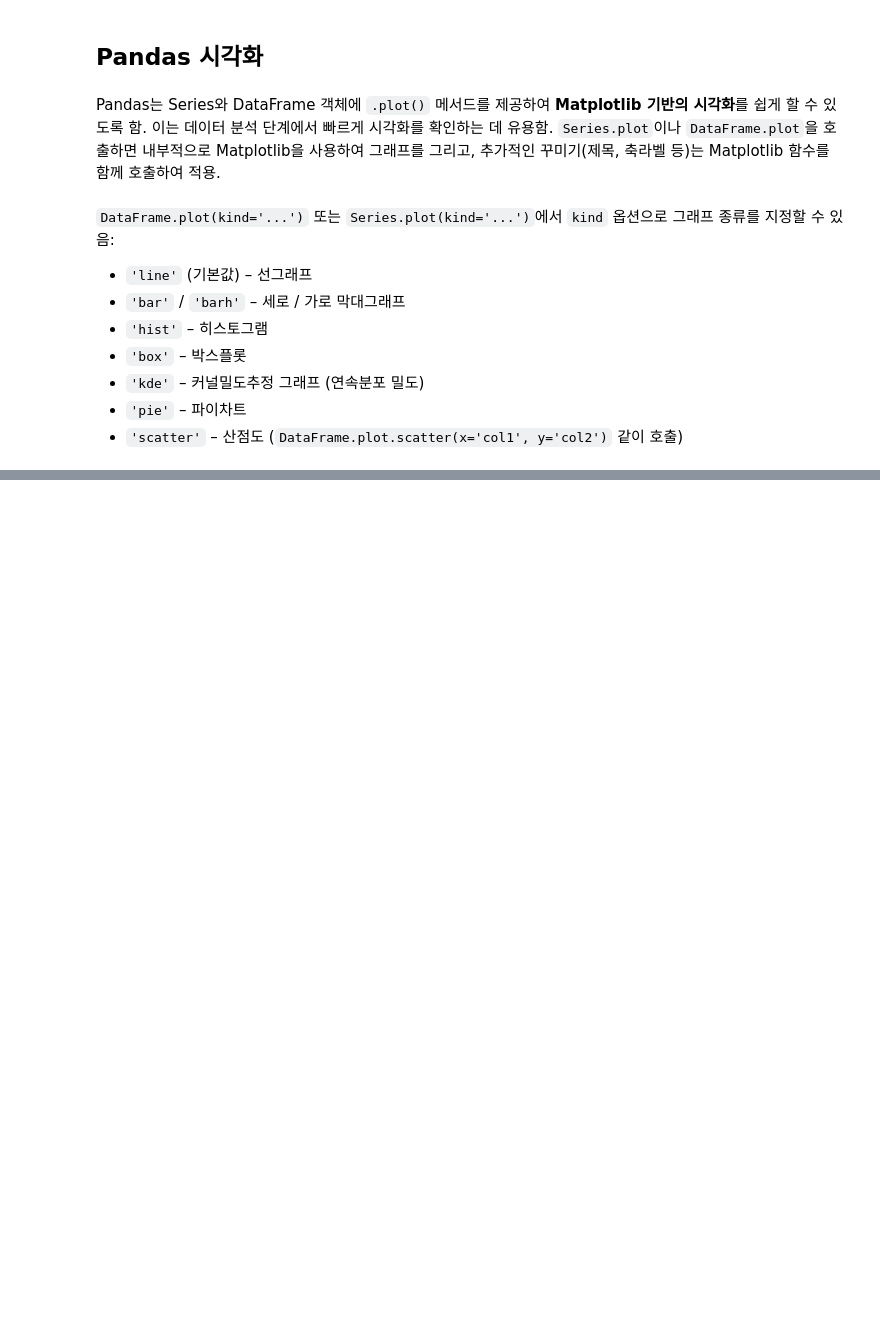
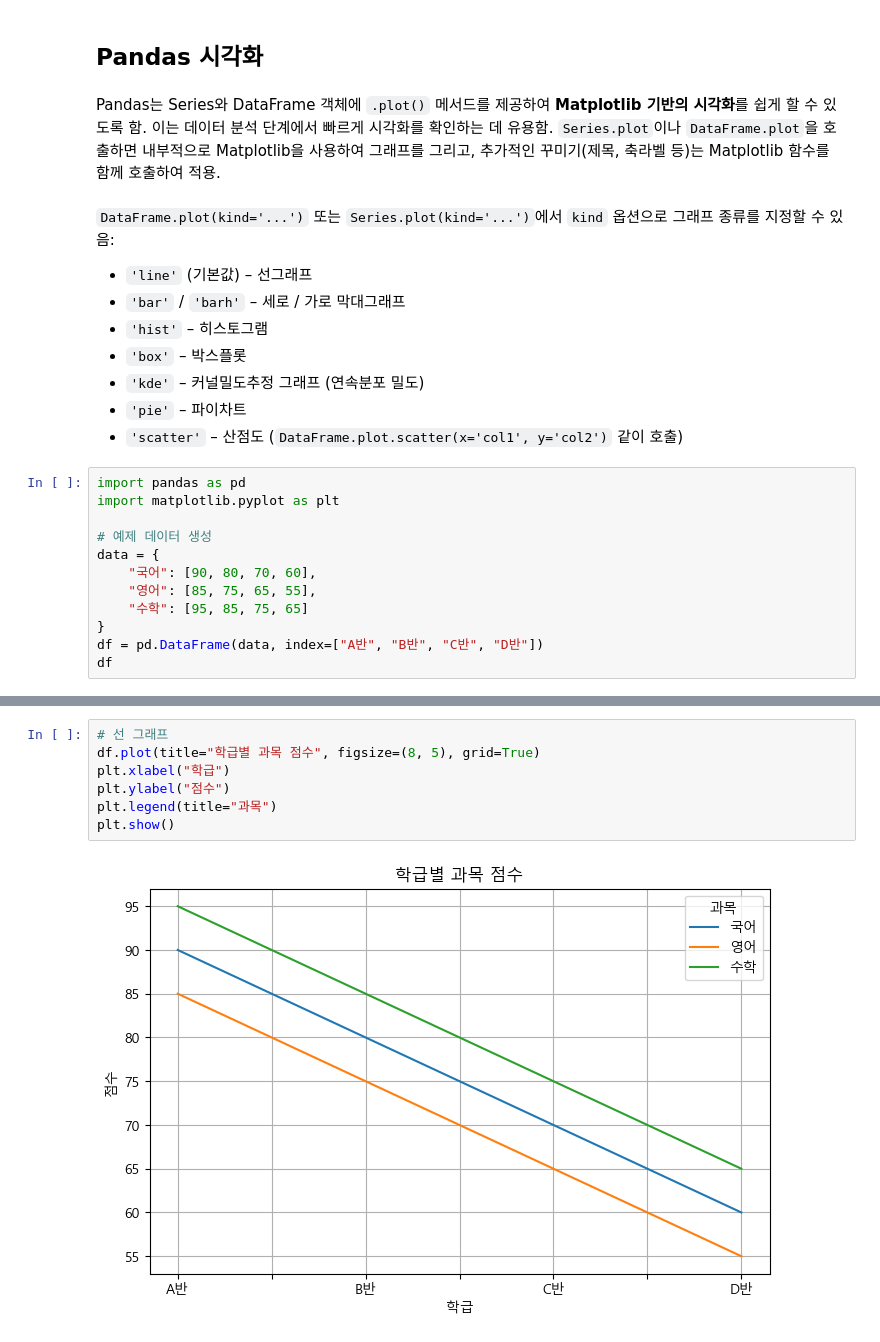
Before and after one commit to mingyu-oo/SKN13_mingyu, a Jupyter notebook: 예복습 스터디/04_21_Pandas_Matplotlib_study.ipynb, the cells around one changed output, grey strips where cells are left out. Drawn from its saved outputs; the diff is of its cells as text; blank space fills up the shorter version.

```diff
--- a/예복습 스터디/04_21_Pandas_Matplotlib_study.ipynb
+++ b/예복습 스터디/04_21_Pandas_Matplotlib_study.ipynb
@@ -912,3 +958,15 @@ Pandas는 Series와 DataFrame 객체에 `.plot()` 메서드를 제공하여 **Ma
 - `'kde'` – 커널밀도추정 그래프 (연속분포 밀도)
 - `'pie'` – 파이차트
 - `'scatter'` – 산점도 (`DataFrame.plot.scatter(x='col1', y='col2')` 같이 호출)
+# %%
+import pandas as pd
+import matplotlib.pyplot as plt
+
+# 예제 데이터 생성
+data = {
+    "국어": [90, 80, 70, 60],
+    "영어": [85, 75, 65, 55],
+    "수학": [95, 85, 75, 65]
+}
+df = pd.DataFrame(data, index=["A반", "B반", "C반", "D반"])
+df
@@ -914,0 +979,9 @@ Pandas는 Series와 DataFrame 객체에 `.plot()` 메서드를 제공하여 **Ma
+# %%
+# 선 그래프
+df.plot(title="학급별 과목 점수", figsize=(8, 5), grid=True)
+plt.xlabel("학급")
+plt.ylabel("점수")
+plt.legend(title="과목")
+plt.show()
+# %% [output]
+[figure, added]
```
Also changed, not shown: parts of 19 cells of this notebook, 2 other files.
